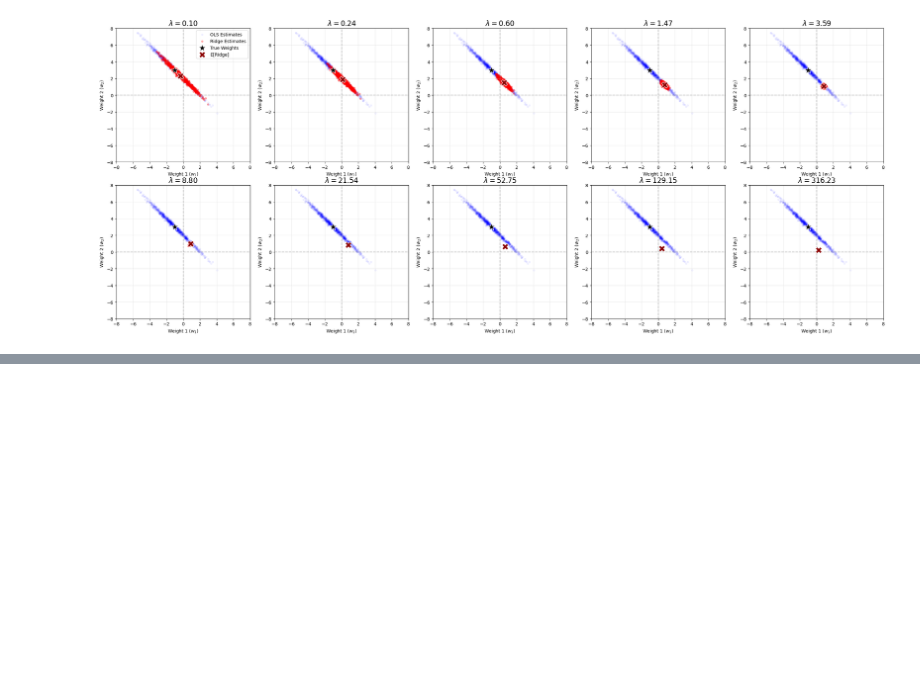
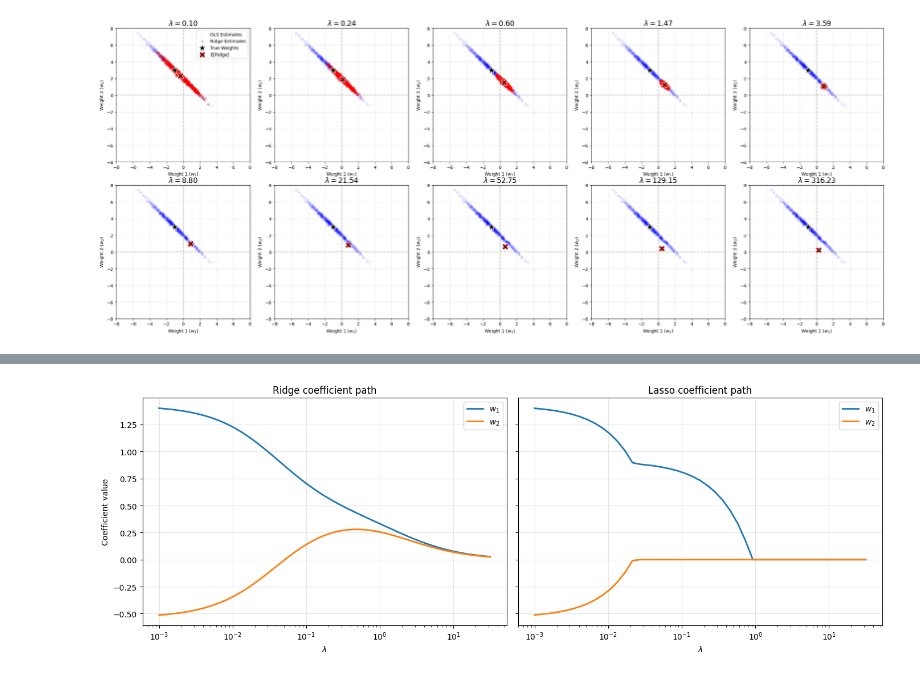
Before and after one commit to PabloRodriguezElvira/Lab_ML, a Jupyter notebook: Lab4/ml04-biasvariance.ipynb, the cells around one changed output, grey strips where cells are left out. Saved outputs shown, nothing was run; the diff lists cells and outputs as text; code cells hidden in the pictures; blank space fills up the shorter version.

```diff
--- a/Lab4/ml04-biasvariance.ipynb
+++ b/Lab4/ml04-biasvariance.ipynb
@@ -305,0 +346,56 @@ These plots should illustrate how **regularization trades variance for bias** an
+# %%
+np.random.seed(42)
+
+n_samples = 120
+x1 = np.random.normal(0, 1, n_samples)
+x2 = 0.9 * x1 + np.random.normal(0, 0.25, n_samples)
+X = np.column_stack((x1, x2))
+
+w_true = np.array([2.0, -1.0])
+y = X @ w_true + np.random.normal(0, 0.8, n_samples)
+
+# Standardize X and center y (no intercept needed after centering)
+X_mean = X.mean(axis=0)
+X_std = X.std(axis=0)
+X_stdized = (X - X_mean) / X_std
+y_centered = y - y.mean()
+
+n, p = X_stdized.shape
+XtX_n = (X_stdized.T @ X_stdized) / n
+Xty_n = (X_stdized.T @ y_centered) / n
+
+lambdas = np.logspace(-3, 1.5, 45)
+
+ridge_path = []
+lasso_path = []
+
+for lam in lambdas:
+    w_ridge = np.linalg.solve(XtX_n + lam * np.eye(p), Xty_n)
+    w_lasso = lasso_cd(X_stdized, y_centered, lam)
+
+    ridge_path.append(w_ridge)
+    lasso_path.append(w_lasso)
+
+ridge_path = np.array(ridge_path)
+lasso_path = np.array(lasso_path)
+
+fig, axes = plt.subplots(1, 2, figsize=(14, 5), sharey=True)
+for j in range(p):
+    axes[0].plot(lambdas, ridge_path[:, j], linewidth=2, label=rf'$w_{j+1}$')
+    axes[1].plot(lambdas, lasso_path[:, j], linewidth=2, label=rf'$w_{j+1}$')
+
+axes[0].set_xscale('log')
+axes[1].set_xscale('log')
+axes[0].set_title('Ridge coefficient path')
+axes[1].set_title('Lasso coefficient path')
+axes[0].set_xlabel(r'$\lambda$')
+axes[1].set_xlabel(r'$\lambda$')
+axes[0].set_ylabel('Coefficient value')
+axes[0].grid(alpha=0.3)
+axes[1].grid(alpha=0.3)
+axes[0].legend()
+axes[1].legend()
+plt.tight_layout()
+plt.show()
+# %% [output]
+[figure, added]
```
Also changed, not shown: parts of 9 cells of this notebook, 1 other file.
